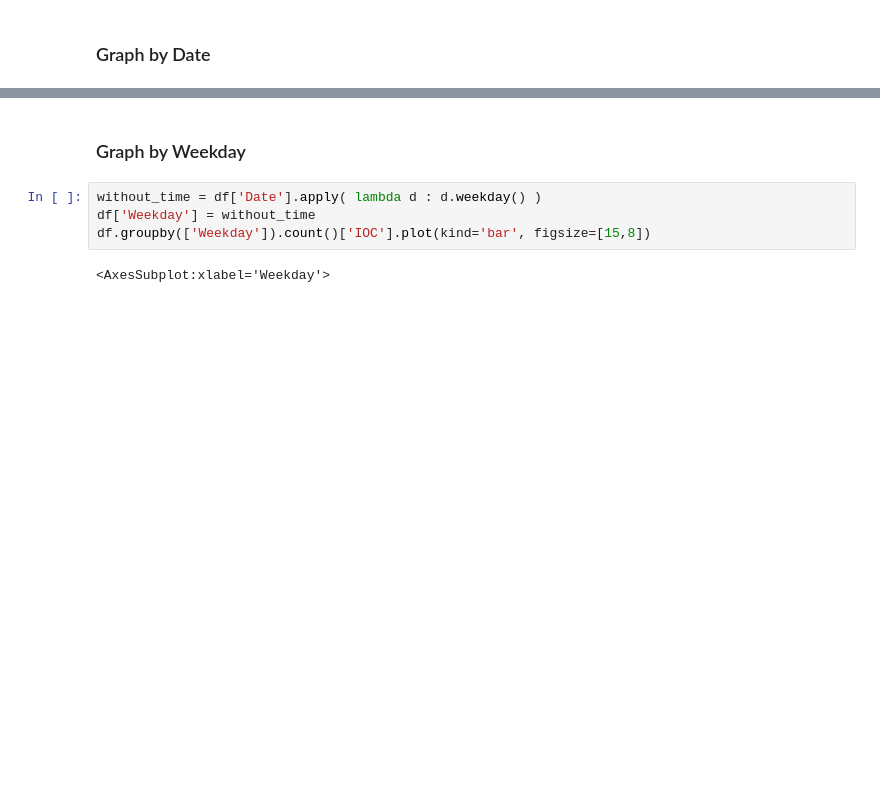
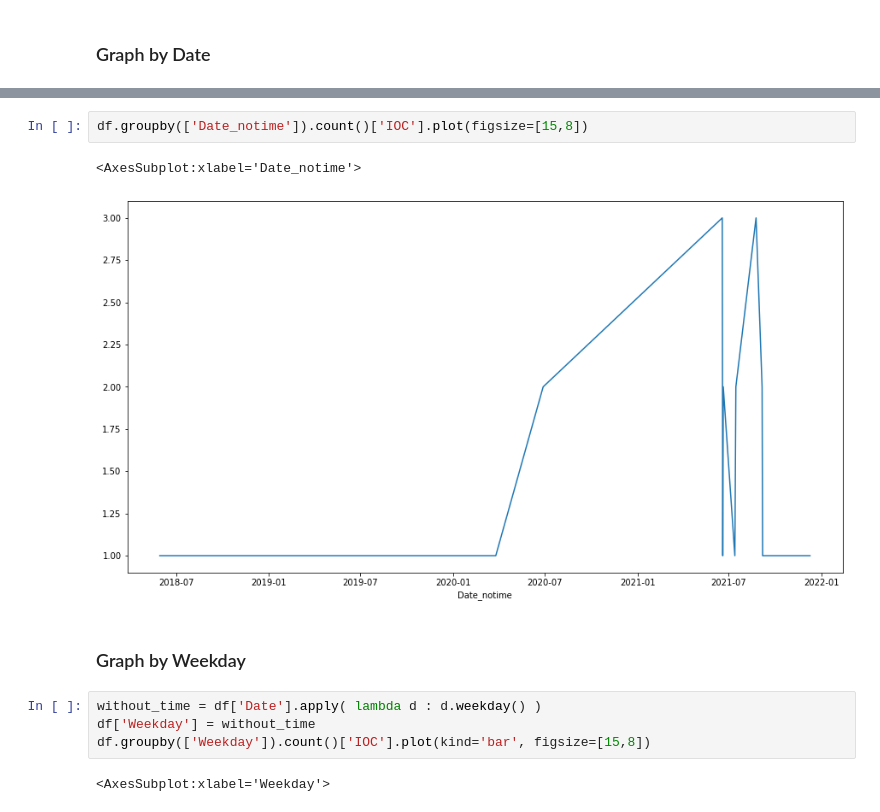
Before and after one commit to gbikram/Jupyter-Threat-Intel, a Jupyter notebook: IOCTimeline/IOCTimeline.ipynb, the cells around one changed output, grey strips where cells are left out. Drawn from its saved outputs; the diff is of its cells as text; blank space fills up the shorter version.

```diff
--- a/IOCTimeline/IOCTimeline.ipynb
+++ b/IOCTimeline/IOCTimeline.ipynb
@@ -133,3 +141,8 @@ df.groupby(['Date_notime']).count()['IOC'].plot(kind='bar', figsize=[15,8])
+# %%
+df.groupby(['Date_notime']).count()['IOC'].plot(figsize=[15,8])
+# %% [output]
+<AxesSubplot:xlabel='Date_notime'>
+[figure, added]
 # %% [markdown]
 ### Graph by Weekday
 # %%
```
Also changed, not shown: parts of 7 cells of this notebook.
